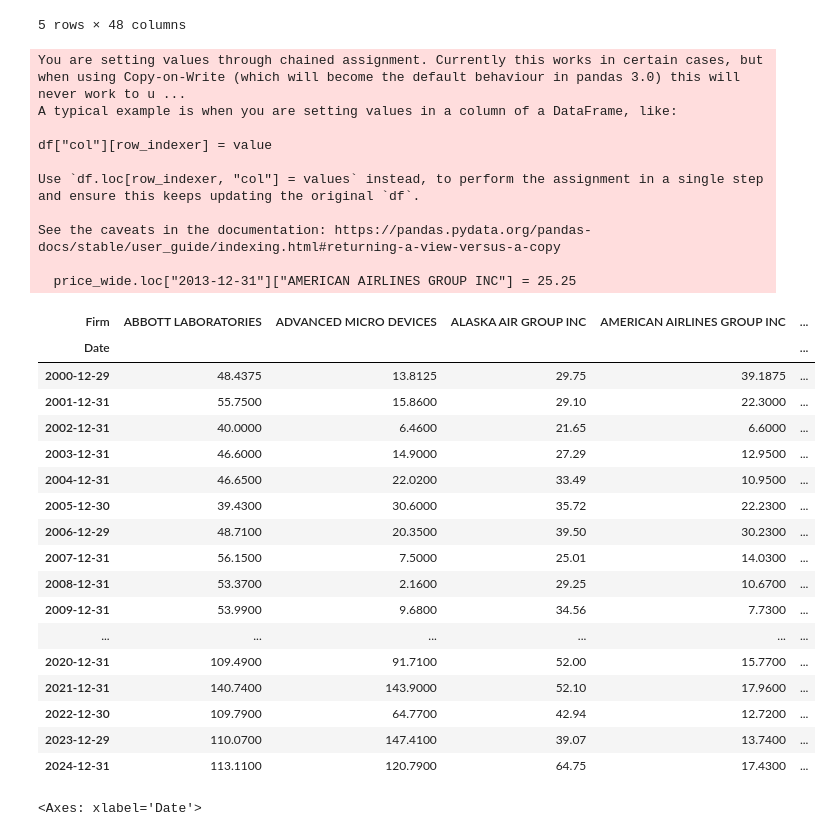
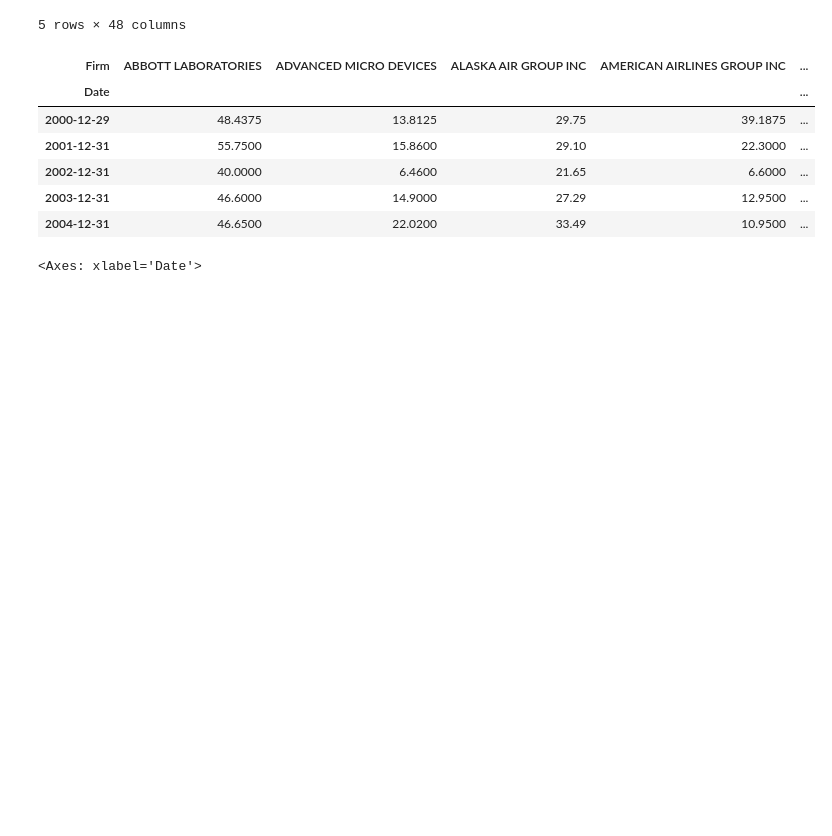
Before and after one commit to donald-hls/AI-Stock-Picker, a Jupyter notebook: backtest.ipynb, the cells around one changed output. Cells and saved outputs as stored; diff of their text form; code cells hidden in the pictures; blank space fills up the shorter version.

Commit message:
changed to .head() for better display

```diff
--- a/backtest.ipynb
+++ b/backtest.ipynb
@@ -30,43 +30,22 @@ filtered_df.head()
 # %%
 # start from filtered_df, avoid SettingWithCopyWarning
 portfolio_data = (filtered_df[["MthCalDt", "conm", "MthPrc"]].copy().rename(columns={"MthCalDt": "Date", "conm": "Firm", "MthPrc": "Annual Price"}))
 # make sure Date is datetime
 portfolio_data["Date"] = pd.to_datetime(portfolio_data["Date"])
 
 # pivot: rows = Date, columns = Firm, values = Annual Price
 price_wide = portfolio_data.pivot_table(index="Date", columns="Firm", values="Annual Price", aggfunc="last").sort_index()
 #
-price_wide.loc["2013-12-31"]["AMERICAN AIRLINES GROUP INC"] = 25.25
-price_wide
+price_wide.loc["2013-12-31", "AMERICAN AIRLINES GROUP INC"] = 25.25
+price_wide.head()
 # %% [output]
-You are setting values through chained assignment. Currently this works in certain cases, but when using Copy-on-Write (which will become the default behaviour in pandas 3.0) this will never work to u ...
-A typical example is when you are setting values in a column of a DataFrame, like:
-
-df["col"][row_indexer] = value
-
-Use `df.loc[row_indexer, "col"] = values` instead, to perform the assignment in a single step and ensure this keeps updating the original `df`.
-
-See the caveats in the documentation: https://pandas.pydata.org/pandas-docs/stable/user_guide/indexing.html#returning-a-view-versus-a-copy
-
-  price_wide.loc["2013-12-31"]["AMERICAN AIRLINES GROUP INC"] = 25.25
 | Firm | ABBOTT LABORATORIES | ADVANCED MICRO DEVICES | ALASKA AIR GROUP INC | AMERICAN AIRLINES GROUP INC | ... |
 | Date |  |  |  |  | ... |
 | 2000-12-29 | 48.4375 | 13.8125 | 29.75 | 39.1875 | ... |
 | 2001-12-31 | 55.7500 | 15.8600 | 29.10 | 22.3000 | ... |
 | 2002-12-31 | 40.0000 | 6.4600 | 21.65 | 6.6000 | ... |
 | 2003-12-31 | 46.6000 | 14.9000 | 27.29 | 12.9500 | ... |
 | 2004-12-31 | 46.6500 | 22.0200 | 33.49 | 10.9500 | ... |
-| 2005-12-30 | 39.4300 | 30.6000 | 35.72 | 22.2300 | ... |
-| 2006-12-29 | 48.7100 | 20.3500 | 39.50 | 30.2300 | ... |
-| 2007-12-31 | 56.1500 | 7.5000 | 25.01 | 14.0300 | ... |
-| 2008-12-31 | 53.3700 | 2.1600 | 29.25 | 10.6700 | ... |
-| 2009-12-31 | 53.9900 | 9.6800 | 34.56 | 7.7300 | ... |
-| ... | ... | ... | ... | ... | ... |
-| 2020-12-31 | 109.4900 | 91.7100 | 52.00 | 15.7700 | ... |
-| 2021-12-31 | 140.7400 | 143.9000 | 52.10 | 17.9600 | ... |
-| 2022-12-30 | 109.7900 | 64.7700 | 42.94 | 12.7200 | ... |
-| 2023-12-29 | 110.0700 | 147.4100 | 39.07 | 13.7400 | ... |
-| 2024-12-31 | 113.1100 | 120.7900 | 64.75 | 17.4300 | ... |
 # %%
 plt.figure(figsize=(20, 8))
 price_wide.plot(ax=plt.gca(), legend = True)
```
